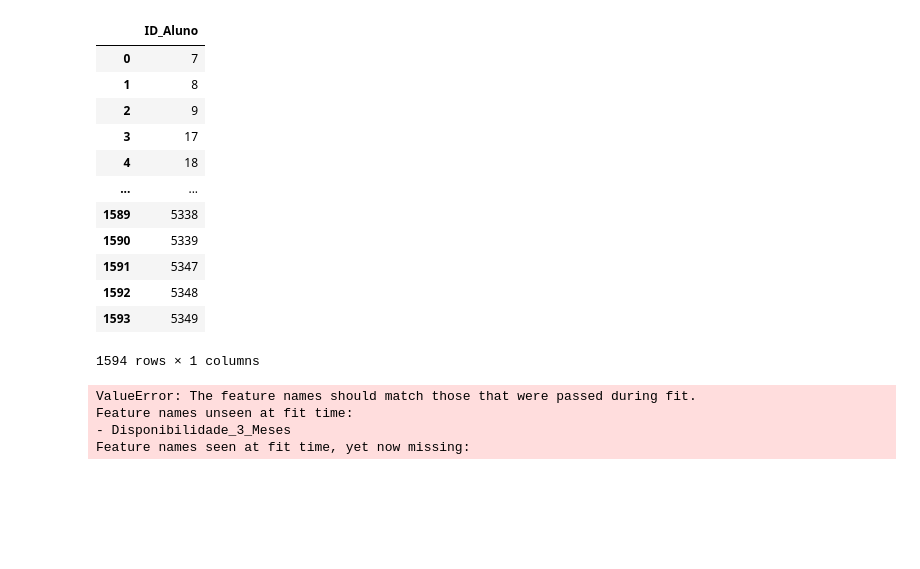
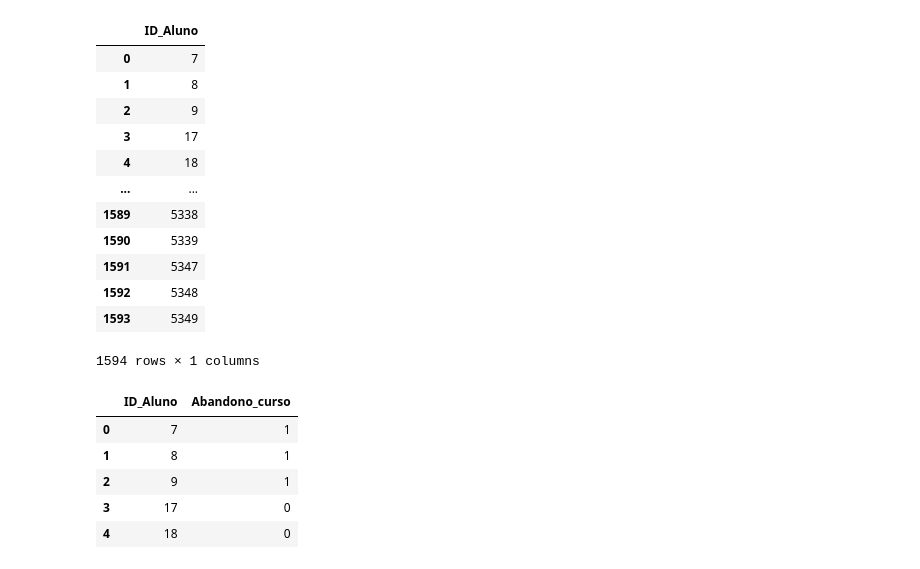
Before and after one commit to wellisonS/Desafio-Visagio, a Jupyter notebook: test.ipynb, the cells around one changed output. Drawn from its saved outputs; the diff is of its cells as text; code cells hidden in the pictures; blank space fills up the shorter version.

```diff
--- a/test.ipynb
+++ b/test.ipynb
@@ -614,3 +594,5 @@ forest = RandomForestClassifier()
+# %%
+xgb = XGBClassifier()
 # %%
-forest.set_params( **opt.best_params_)
+xgb.set_params( **opt.best_params_)
 # %% [output]
@@ -619,3 +610,3 @@ RandomForestClassifier(bootstrap=False, max_depth=21, max_features=0.1,
 # %%
-forest.fit(X_train,y_train)
+xgb.fit(X_train,y_train)
 # %% [output]
@@ -657,11 +671,15 @@ df_submit
 # %%
 data.drop(['ID_Aluno'], inplace = True, axis = 1)
 # %%
-y_pred = forest.predict(data)
+y_pred = xgb.predict(data)
-# %% [output]
-ValueError: The feature names should match those that were passed during fit.
-Feature names unseen at fit time:
-- Disponibilidade_3_Meses
-Feature names seen at fit time, yet now missing:
 # %%
 df_submit['Abandono_curso'] = y_pred
+# %%
+df_submit.head()
+# %% [output]
+|  | ID_Aluno | Abandono_curso |
+| 0 | 7 | 1 |
+| 1 | 8 | 1 |
+| 2 | 9 | 1 |
+| 3 | 17 | 0 |
+| 4 | 18 | 0 |
```
Also changed, not shown: parts of 29 cells of this notebook, 4 other files.
